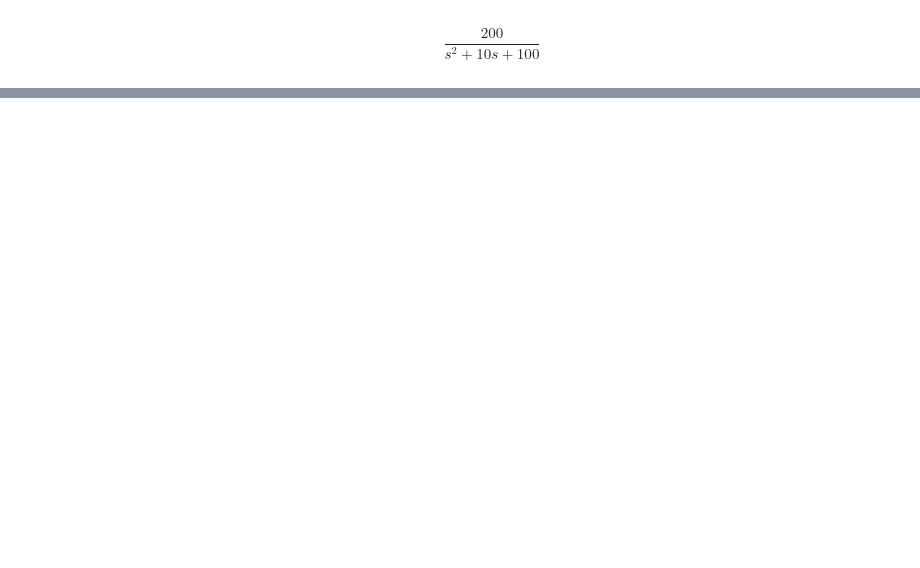
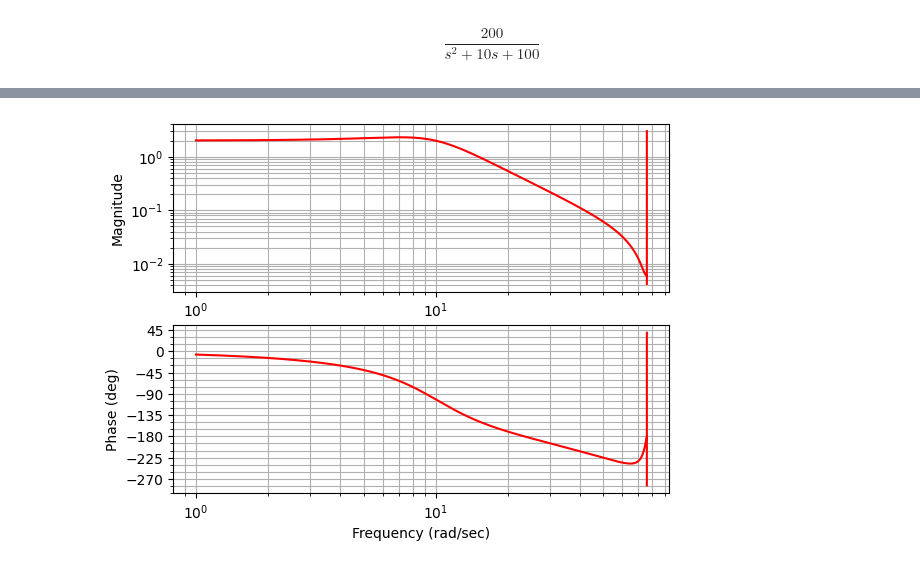
Before and after one commit to JoaoYukio/PCO119, a Jupyter notebook: Atividade 3/Atividade3.ipynb, the cells around one changed output, grey strips where cells are left out. Cells and saved outputs as stored; diff of their text form; code cells hidden in the pictures; blank space fills up the shorter version.

Commit message:
Added bode

```diff
--- a/Atividade 3/Atividade3.ipynb
+++ b/Atividade 3/Atividade3.ipynb
@@ -15,0 +21,6 @@ control.bode(Gs);
+# %%
+def rad2hz(rad: float)->float:
+    return rad*0.159155
+# %%
+largBand = rad2hz(wp)
+largBand
@@ -15,0 +29,3 @@ control.bode(Gs);
+# %%
+freqS = 10*largBand
+Ts = 1/freqS
@@ -15,0 +63,4 @@ control.bode(Gs);
+# %%
+(mag, phase_rad, w) = control.bode_plot(Gz, color = 'red')
+# %% [output]
+[figure, added]
```
Also changed, not shown: parts of 12 cells of this notebook.
